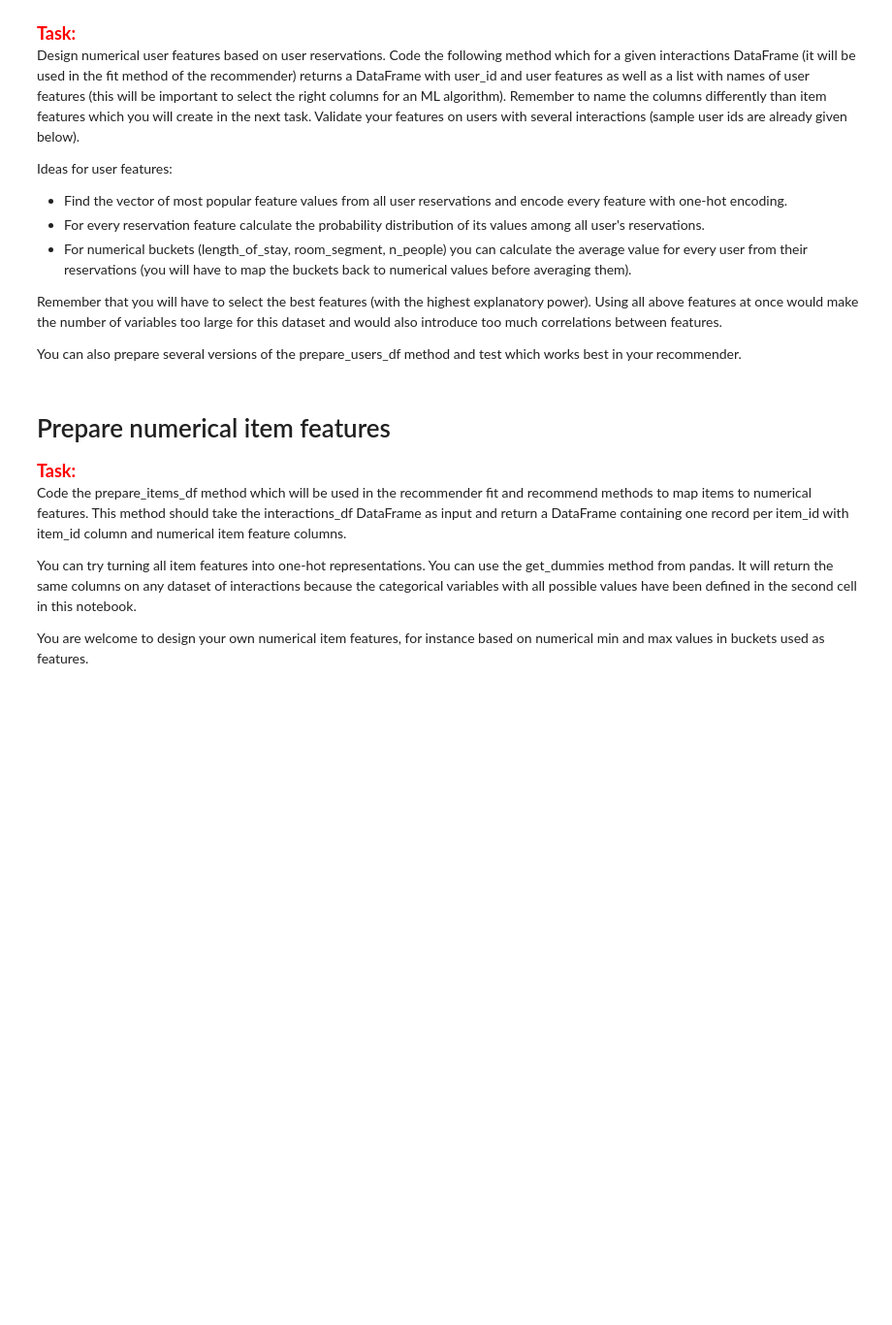
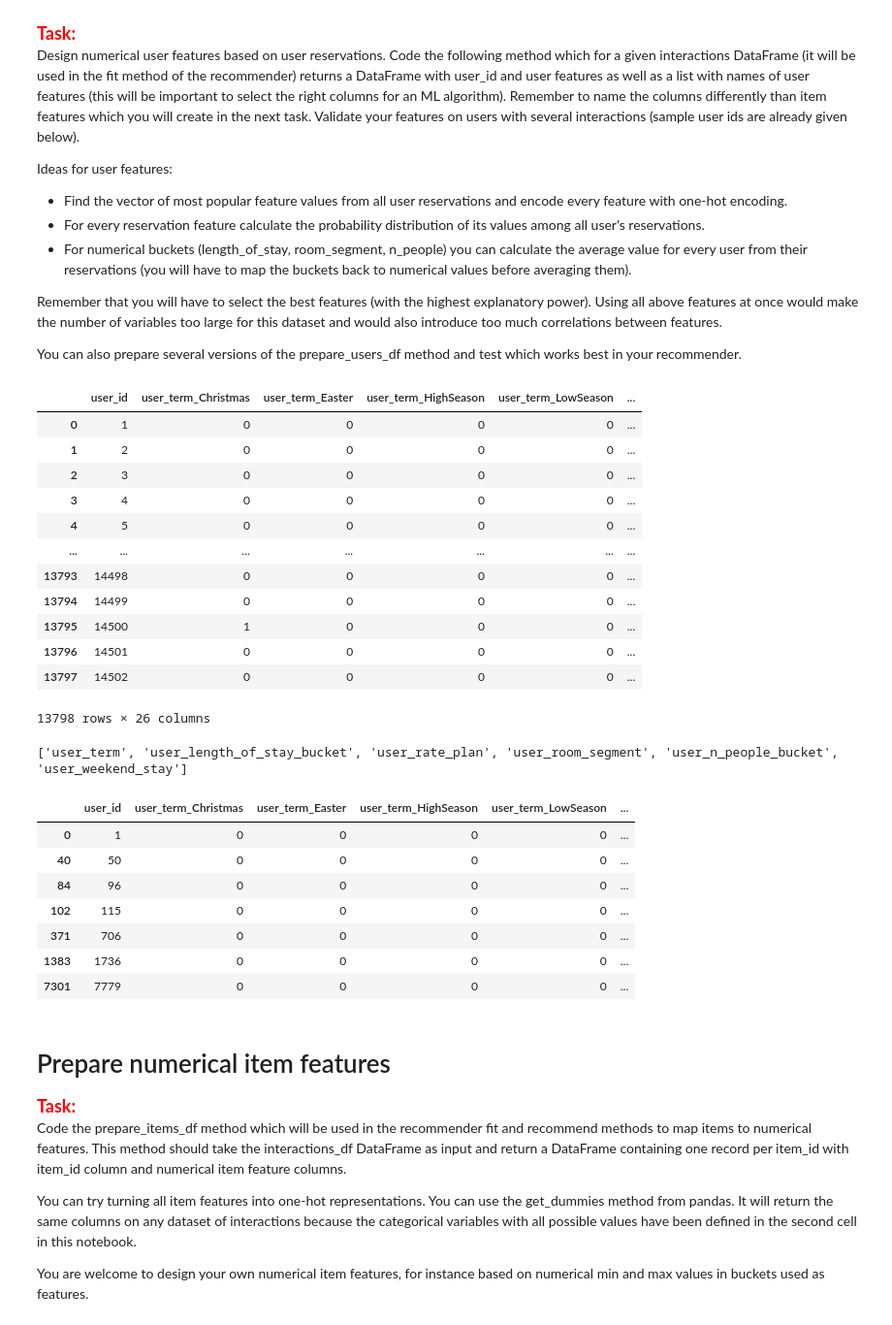
Before and after one commit to C7A7A/hotel-recommender, a Jupyter notebook: project_1_recommender_and_evaluation.ipynb, the cells around one changed output. Shown: that part at 97% size. Drawn from its saved outputs; the diff is of its cells as text; code cells hidden in the pictures; blank space fills up the shorter version.

Commit message:
user features, one-hot encoding

```diff
--- a/project_1_recommender_and_evaluation.ipynb
+++ b/project_1_recommender_and_evaluation.ipynb
@@ -10,6 +10,9 @@ import seaborn as sns
 from IPython.display import Markdown, display, HTML
 from collections import defaultdict
 
+pd.set_option('display.max_columns', 50)
+pd.set_option('display.max_rows', 1000)
+
 # Fix the dying kernel problem (only a problem in some installations - you can remove it, if it works without it)
 import os
 os.environ['KMP_DUPLICATE_LIB_OK'] = 'True'
@@ -86,18 +92,70 @@ Remember that you will have to select the best features (with the highest explan
 
 You can also prepare several versions of the prepare_users_df method and test which works best in your recommender.
 # %%
+def create_users_df(interactions_df):
+    df = interactions_df.copy()
+    df.drop('item_id', inplace=True, axis=1)
+    df = df.add_prefix('user_')
+    df.rename(columns = {
+        'user_user_id': 'user_id'
+    }, inplace=True)
+
+    return list(df.columns[1:]), df
+
+
+def encode_and_bind(original_dataframe, feature_to_encode):
+    dummies = pd.get_dummies(original_dataframe[[feature_to_encode]])
+    res = pd.concat([original_dataframe, dummies], axis=1)
+    res = res.drop([feature_to_encode], axis=1)
+    return(res)
+
+
 def prepare_users_df(interactions_df):
+    # get user_features and prepare appropriate columns for users_df
+    user_features, users_df = create_users_df(interactions_df)
+    # display(user_features)
 
-    # Write your code here
+    # get most frequent values for each feature
+    users_df = users_df.groupby('user_id').agg(
+        lambda x: x.value_counts().index[0]
+    ).reset_index()
 
+    # one-hot encode all features using dummies
+    for feature in user_features:
+        users_df = encode_and_bind(users_df, feature)
+
+    #display(users_df)
     return users_df, user_features
 
 
 users_df, user_features = prepare_users_df(interactions_df)
 
 print(user_features)
 
 display(users_df.loc[users_df['user_id'].isin([706, 1736, 7779, 96, 1, 50, 115])].head(15))
+# %% [output]
+|  | user_id | user_term_Christmas | user_term_Easter | user_term_HighSeason | user_term_LowSeason | ... |
+| 0 | 1 | 0 | 0 | 0 | 0 | ... |
+| 1 | 2 | 0 | 0 | 0 | 0 | ... |
+| 2 | 3 | 0 | 0 | 0 | 0 | ... |
+| 3 | 4 | 0 | 0 | 0 | 0 | ... |
+| 4 | 5 | 0 | 0 | 0 | 0 | ... |
+| ... | ... | ... | ... | ... | ... | ... |
+| 13793 | 14498 | 0 | 0 | 0 | 0 | ... |
+| 13794 | 14499 | 0 | 0 | 0 | 0 | ... |
+| 13795 | 14500 | 1 | 0 | 0 | 0 | ... |
+| 13796 | 14501 | 0 | 0 | 0 | 0 | ... |
+| 13797 | 14502 | 0 | 0 | 0 | 0 | ... |
+13798 rows × 26 columns
+['user_term', 'user_length_of_stay_bucket', 'user_rate_plan', 'user_room_segment', 'user_n_people_bucket', 'user_weekend_stay']
+|  | user_id | user_term_Christmas | user_term_Easter | user_term_HighSeason | user_term_LowSeason | ... |
+| 0 | 1 | 0 | 0 | 0 | 0 | ... |
+| 40 | 50 | 0 | 0 | 0 | 0 | ... |
+| 84 | 96 | 0 | 0 | 0 | 0 | ... |
+| 102 | 115 | 0 | 0 | 0 | 0 | ... |
+| 371 | 706 | 0 | 0 | 0 | 0 | ... |
+| 1383 | 1736 | 0 | 0 | 0 | 0 | ... |
+| 7301 | 7779 | 0 | 0 | 0 | 0 | ... |
 # %% [markdown]
 # Prepare numerical item features
 
```
Also changed, not shown: parts of 1 cell of this notebook, 1 other file.
